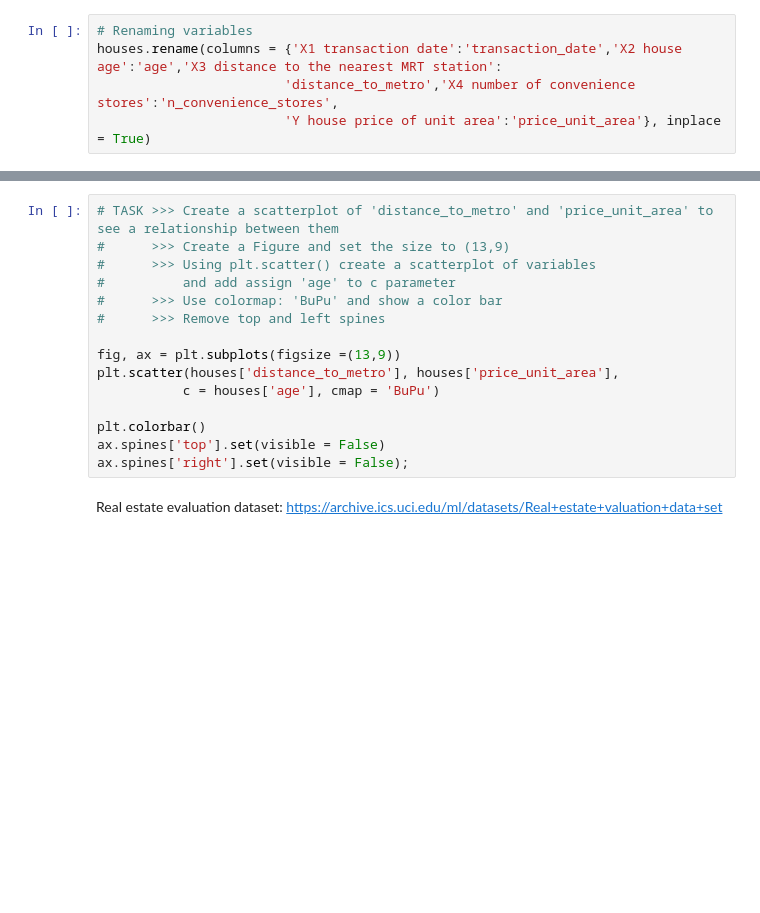
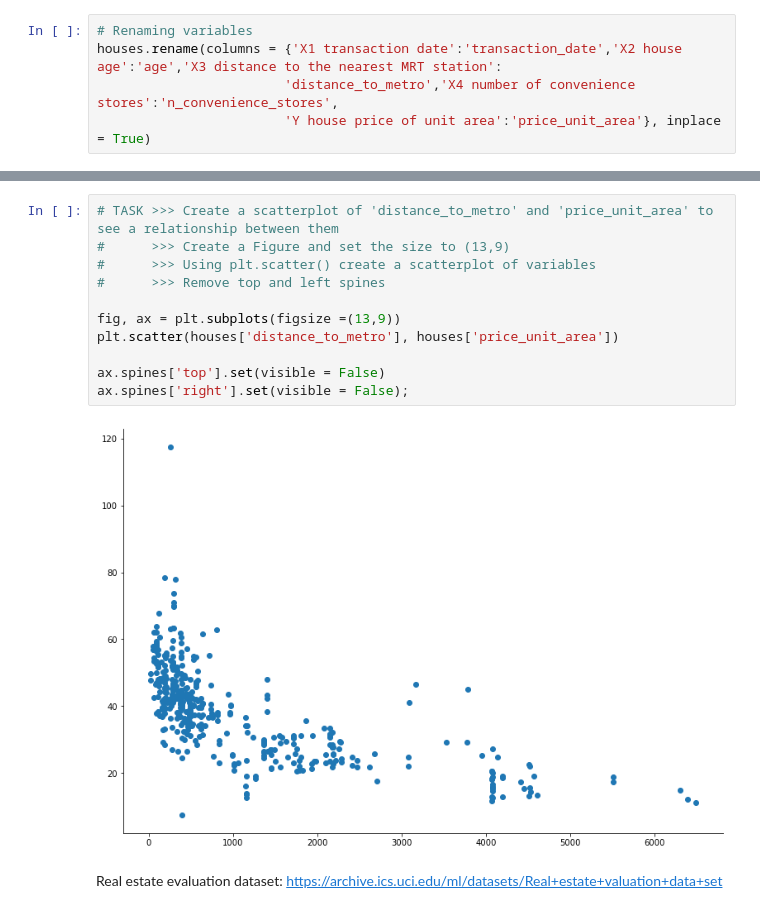
Before and after one commit to zatkopatrik/authentic-data-science, a Jupyter notebook: Jupyter_notebooks/3. Data-Visualization/3_4_7 Mechanics of plotting in Matplolib.ipynb, the cells around one changed output, grey strips where cells are left out. Drawn from its saved outputs; the diff is of its cells as text; blank space fills up the shorter version.

```diff
--- a/Jupyter_notebooks/3. Data-Visualization/3_4_7 Mechanics of plotting in Matplolib.ipynb
+++ b/Jupyter_notebooks/3. Data-Visualization/3_4_7 Mechanics of plotting in Matplolib.ipynb
@@ -481,17 +487,15 @@ plt.ylabel('Price of unit area (NT$)');
 # %%
 # TASK >>> Create a scatterplot of 'distance_to_metro' and 'price_unit_area' to see a relationship between them
 #      >>> Create a Figure and set the size to (13,9)
 #      >>> Using plt.scatter() create a scatterplot of variables
-#          and add assign 'age' to c parameter
-#      >>> Use colormap: 'BuPu' and show a color bar
 #      >>> Remove top and left spines
 
 fig, ax = plt.subplots(figsize =(13,9))
-plt.scatter(houses['distance_to_metro'], houses['price_unit_area'],
-           c = houses['age'], cmap = 'BuPu')
+plt.scatter(houses['distance_to_metro'], houses['price_unit_area'])
 
-plt.colorbar()
 ax.spines['top'].set(visible = False)
 ax.spines['right'].set(visible = False);
+# %% [output]
+[figure, added]
 # %% [markdown]
 Real estate evaluation dataset: https://archive.ics.uci.edu/ml/datasets/Real+estate+valuation+data+set
```
Also changed, not shown: parts of 7 cells of this notebook.
